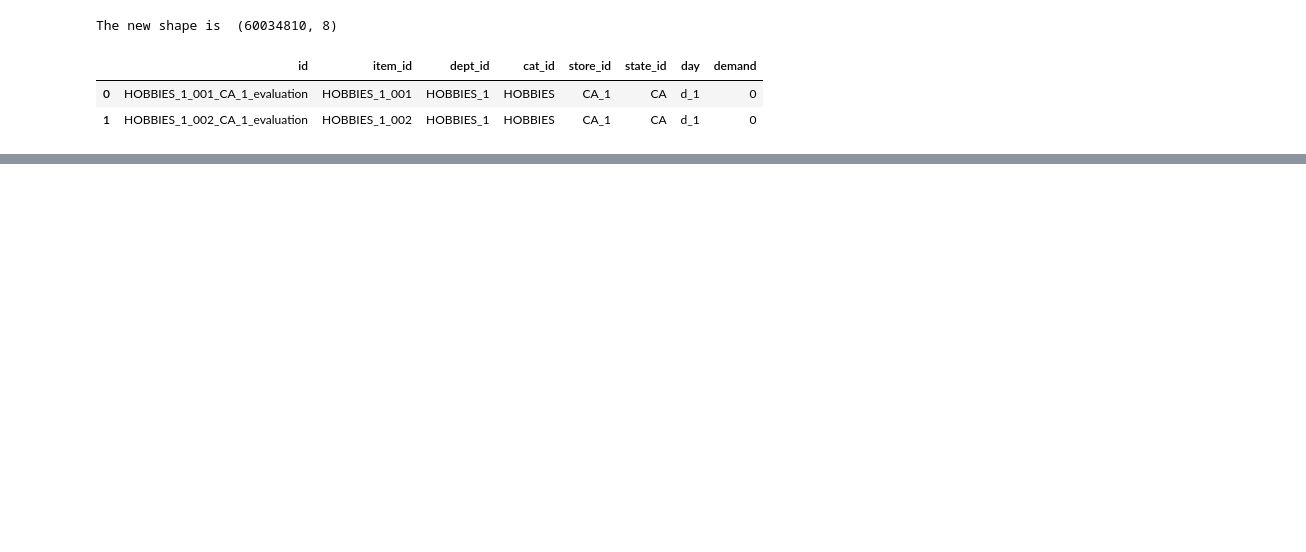
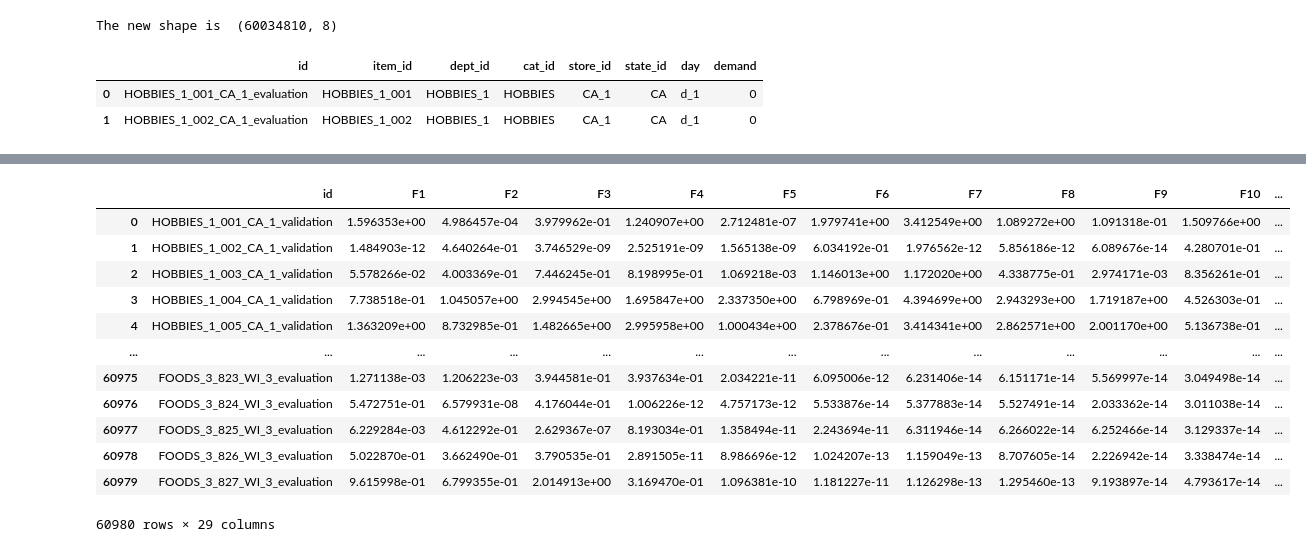
Before and after one commit to vence-andersen/M5-Forecasting-Accuracy, a Jupyter notebook: Feature_Engineering.ipynb, the cells around one changed output, grey strips where cells are left out. Cells and saved outputs as stored; diff of their text form; code cells hidden in the pictures; blank space fills up the shorter version.

```diff
--- a/Feature_Engineering.ipynb
+++ b/Feature_Engineering.ipynb
@@ -207,0 +355,16 @@ Length: 60034810, dtype: int16
+# %%
+pd.read_csv('lgb_sub.csv')
+# %% [output]
+|  | id | F1 | F2 | F3 | F4 | F5 | F6 | F7 | F8 | F9 | F10 | ... |
+| 0 | HOBBIES_1_001_CA_1_validation | 1.596353e+00 | 4.986457e-04 | 3.979962e-01 | 1.240907e+00 | 2.712481e-07 | 1.979741e+00 | 3.412549e+00 | 1.089272e+00 | 1.091318e-01 | 1.509766e+00 | ... |
+| 1 | HOBBIES_1_002_CA_1_validation | 1.484903e-12 | 4.640264e-01 | 3.746529e-09 | 2.525191e-09 | 1.565138e-09 | 6.034192e-01 | 1.976562e-12 | 5.856186e-12 | 6.089676e-14 | 4.280701e-01 | ... |
+| 2 | HOBBIES_1_003_CA_1_validation | 5.578266e-02 | 4.003369e-01 | 7.446245e-01 | 8.198995e-01 | 1.069218e-03 | 1.146013e+00 | 1.172020e+00 | 4.338775e-01 | 2.974171e-03 | 8.356261e-01 | ... |
+| 3 | HOBBIES_1_004_CA_1_validation | 7.738518e-01 | 1.045057e+00 | 2.994545e+00 | 1.695847e+00 | 2.337350e+00 | 6.798969e-01 | 4.394699e+00 | 2.943293e+00 | 1.719187e+00 | 4.526303e-01 | ... |
+| 4 | HOBBIES_1_005_CA_1_validation | 1.363209e+00 | 8.732985e-01 | 1.482665e+00 | 2.995958e+00 | 1.000434e+00 | 2.378676e-01 | 3.414341e+00 | 2.862571e+00 | 2.001170e+00 | 5.136738e-01 | ... |
+| ... | ... | ... | ... | ... | ... | ... | ... | ... | ... | ... | ... | ... |
+| 60975 | FOODS_3_823_WI_3_evaluation | 1.271138e-03 | 1.206223e-03 | 3.944581e-01 | 3.937634e-01 | 2.034221e-11 | 6.095006e-12 | 6.231406e-14 | 6.151171e-14 | 5.569997e-14 | 3.049498e-14 | ... |
+| 60976 | FOODS_3_824_WI_3_evaluation | 5.472751e-01 | 6.579931e-08 | 4.176044e-01 | 1.006226e-12 | 4.757173e-12 | 5.533876e-14 | 5.377883e-14 | 5.527491e-14 | 2.033362e-14 | 3.011038e-14 | ... |
+| 60977 | FOODS_3_825_WI_3_evaluation | 6.229284e-03 | 4.612292e-01 | 2.629367e-07 | 8.193034e-01 | 1.358494e-11 | 2.243694e-11 | 6.311946e-14 | 6.266022e-14 | 6.252466e-14 | 3.129337e-14 | ... |
+| 60978 | FOODS_3_826_WI_3_evaluation | 5.022870e-01 | 3.662490e-01 | 3.790535e-01 | 2.891505e-11 | 8.986696e-12 | 1.024207e-13 | 1.159049e-13 | 8.707605e-14 | 2.226942e-14 | 3.338474e-14 | ... |
+| 60979 | FOODS_3_827_WI_3_evaluation | 9.615998e-01 | 6.799355e-01 | 2.014913e+00 | 3.169470e-01 | 1.096381e-10 | 1.181227e-11 | 1.126298e-13 | 1.295460e-13 | 9.193897e-14 | 4.793617e-14 | ... |
+60980 rows × 29 columns
```
Also changed, not shown: parts of 80 cells of this notebook.
